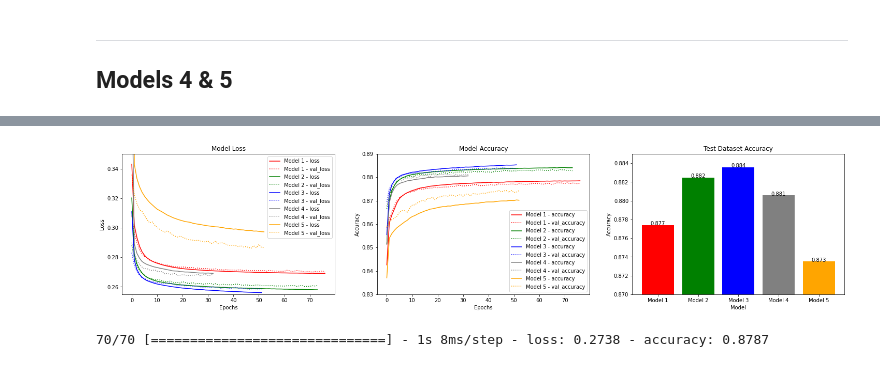
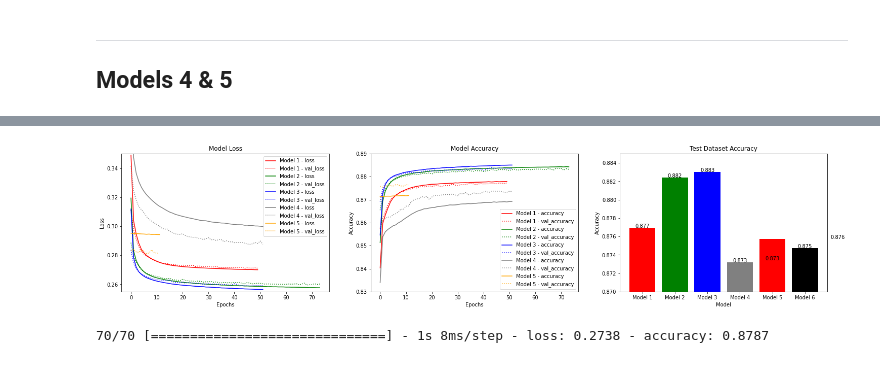
Before and after one commit to JosephLazarus/QTW, a Jupyter notebook: Case Study 6/CaseStudy6_Final.ipynb, the cells around one changed output, grey strips where cells are left out. Drawn from its saved outputs; the diff is of its cells as text; code cells hidden in the pictures.

```diff
--- a/Case Study 6/CaseStudy6_Final.ipynb
+++ b/Case Study 6/CaseStudy6_Final.ipynb
@@ -315,7 +365,7 @@ test_matrices = pd.DataFrame()
 # %%
 # Model 1
 model1 = tf.keras.Sequential([
-    tf.keras.layers.Dense(128, activation = 'relu', input_shape=(X_train_.shape[1], )),
+    tf.keras.layers.Dense(256, activation = 'relu', input_shape=(X_train_.shape[1], )),
     tf.keras.layers.Dense(1, activation = 'sigmoid')
 ])
 
@@ -414,3 +466,20 @@ plt.show()
 # %% [markdown]
 ---
 ## Models 4 & 5
+# %%
+# Model 4
+model4 = tf.keras.Sequential([
+    tf.keras.layers.Dense(256, activation = 'relu', input_shape=(X_train_.shape[1], )),
+    tf.keras.layers.Dropout(0.2),
+    tf.keras.layers.Dense(128, activation = 'relu', kernel_regularizer=tf.keras.regularizers.l2(0.01)),
+    tf.keras.layers.Dropout(0.2),
+    tf.keras.layers.Dense(64, activation = 'relu', kernel_regularizer=tf.keras.regularizers.l2(0.01)),
+    tf.keras.layers.Dropout(0.2),
+    tf.keras.layers.Dense(32, activation = 'relu', kernel_regularizer=tf.keras.regularizers.l2(0.01)),
+    tf.keras.layers.Dropout(0.2),
+    tf.keras.layers.Dense(1, activation = 'sigmoid')
+])
+
+h, t = compile_and_fit(model4, 'Model 4')
+models_histories['Model 4'] = h
+test_matrices = pd.concat([test_matrices, t])
@@ -416,0 +488,14 @@ plt.show()
+# %%
+# Model 5
+model5 = tf.keras.Sequential([
+    tf.keras.layers.Dense(256, activation = 'relu', input_shape=(X_train_.shape[1], )),
+    tf.keras.layers.Dense(128, activation = 'relu'),
+    tf.keras.layers.Dense(64, activation = 'relu', kernel_regularizer=tf.keras.regularizers.l2(0.01)),
+    tf.keras.layers.Dropout(0.2),
+    tf.keras.layers.Dense(32, activation = 'relu'),
+    tf.keras.layers.Dense(1, activation = 'sigmoid')
+])
+
+h, t = compile_and_fit(model5, 'Model 5')
+models_histories['Model 5'] = h
+test_matrices = pd.concat([test_matrices, t])
@@ -417,15 +511,15 @@ plt.show()
 # %%
-# Model 4
-model4 = tf.keras.Sequential([
+# Model 6
+model6 = tf.keras.Sequential([
     tf.keras.layers.Dense(128, activation = 'relu', input_shape=(X_train_.shape[1], )),
     tf.keras.layers.Dense(64, activation = 'relu', kernel_regularizer=tf.keras.regularizers.l2(0.01)),
-    tf.keras.layers.Dropout(0.2),
     tf.keras.layers.Dense(42, activation = 'relu'),
     tf.keras.layers.Dense(16, activation = 'relu'),
+    tf.keras.layers.Dropout(0.2),
     tf.keras.layers.Dense(1, activation = 'sigmoid')
 ])
 
-h, t = compile_and_fit(model4, 'Model 4')
-models_histories['Model 4'] = h
+h, t = compile_and_fit(model4, 'Model 6')
+models_histories['Model 6'] = h
 test_matrices = pd.concat([test_matrices, t])
 # %% [output]
@@ -453,7 +536,7 @@ test_matrices = pd.concat([test_matrices, t])
 # plot
 loss = ['loss', 'val_loss']
 acc = ['accuracy', 'val_accuracy']
-colors = ['red', 'green', 'blue', 'grey', 'orange']
+colors = ['red', 'green', 'blue', 'grey', 'orange','black']
 
 fig, ax = plt.subplots(nrows=1, ncols=3, figsize=(25,5))
 
@@ -473,34 +556,34 @@ ax[0].legend()
 
 
 ax[1].set(title="Model Accuracy")
 ax[1].set_xlabel('Epochs')
 ax[1].set_ylabel('Accuracy', color='black')
 ax[1].set_ylim(0.83, 0.89)
 for m, c in zip(models_histories, colors):
     # ax[0].plot(models_histories[m]['val_accuracy'], color=c)
     for a in acc:
         if "val" in a:
             line='dotted'
         else:
             line='solid'
         ax[1].plot(models_histories[m][a], label=m+' - '+a, linestyle=line, color=c)
 ax[1].legend()
 
 
 ax[2].set(title="Test Dataset Accuracy")
 ax[2].set_xlabel('Model')
 ax[2].set_ylabel('Accuracy', color='black')
 ax[2].set_ylim(0.87, 0.885)
 ax[2].bar(test_matrices['model'], test_matrices['acc'], color=colors)
 
 label = list(test_matrices['acc'])
 label_ = ['{:.3f}'.format(elem) for elem in label]
 
 for i in range(len(label)):
     plt.text(i, label[i], label_[i], ha='center')
 plt.show()
 # %% [output]
-[figure, old version]
+[figure, new version]
 # %%
 # Model 6
 model6 = tf.keras.Sequential([
```
Also changed, not shown: parts of 19 cells of this notebook.
